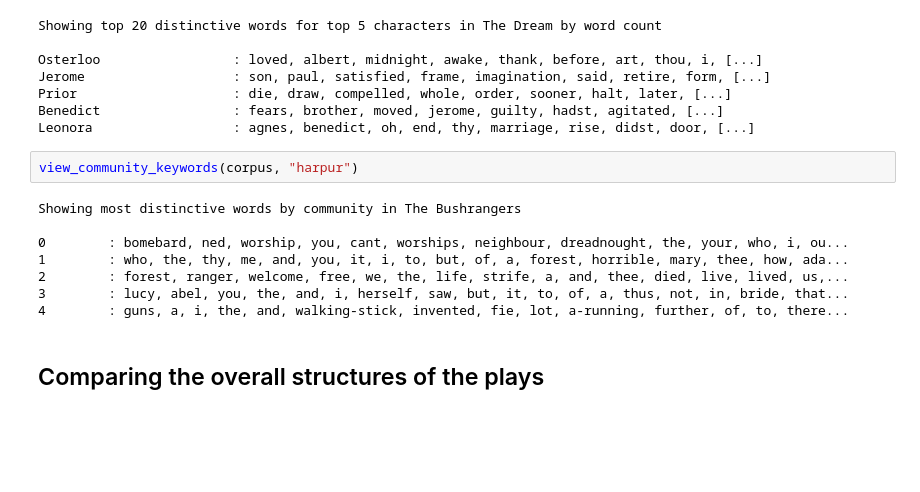
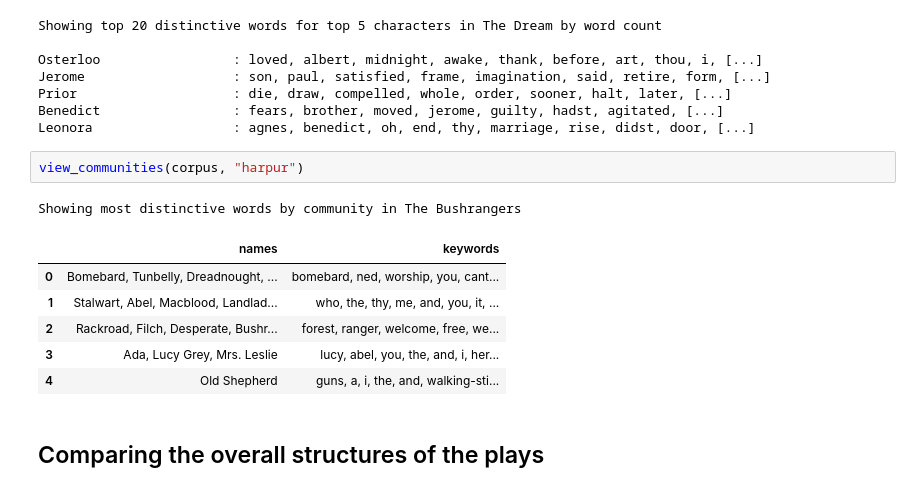
Before and after one commit to sn-code-inside/romantic-self, a Jupyter notebook: Chapter 5 - Drama.ipynb, the cells around one changed output. Saved outputs shown, nothing was run; the diff lists cells and outputs as text; blank space fills up the shorter version.

```diff
--- a/Chapter 5 - Drama.ipynb
+++ b/Chapter 5 - Drama.ipynb
@@ -33,15 +33,15 @@ Prior                    : die, draw, compelled, whole, order, sooner, halt, lat
 Benedict                 : fears, brother, moved, jerome, guilty, hadst, agitated, [...]
 Leonora                  : agnes, benedict, oh, end, thy, marriage, rise, didst, door, [...]
 # %%
-view_community_keywords(corpus, "harpur")
+view_communities(corpus, "harpur")
 # %% [output]
 Showing most distinctive words by community in The Bushrangers
-
-0        : bomebard, ned, worship, you, cant, worships, neighbour, dreadnought, the, your, who, i, ou...
-1        : who, the, thy, me, and, you, it, i, to, but, of, a, forest, horrible, mary, thee, how, ada...
-2        : forest, ranger, welcome, free, we, the, life, strife, a, and, thee, died, live, lived, us,...
-3        : lucy, abel, you, the, and, i, herself, saw, but, it, to, of, a, thus, not, in, bride, that...
-4        : guns, a, i, the, and, walking-stick, invented, fie, lot, a-running, further, of, to, there...
+|  | names | keywords |
+| 0 | Bomebard, Tunbelly, Dreadnought, ... | bomebard, ned, worship, you, cant... |
+| 1 | Stalwart, Abel, Macblood, Landlad... | who, the, thy, me, and, you, it, ... |
+| 2 | Rackroad, Filch, Desperate, Bushr... | forest, ranger, welcome, free, we... |
+| 3 | Ada, Lucy Grey, Mrs. Leslie | lucy, abel, you, the, and, i, her... |
+| 4 | Old Shepherd | guns, a, i, the, and, walking-sti... |
 # %% [markdown]
 ## Comparing the overall structures of the plays
 # %% [markdown]
```
Also changed, not shown: parts of 6 cells of this notebook, 2 other files.
